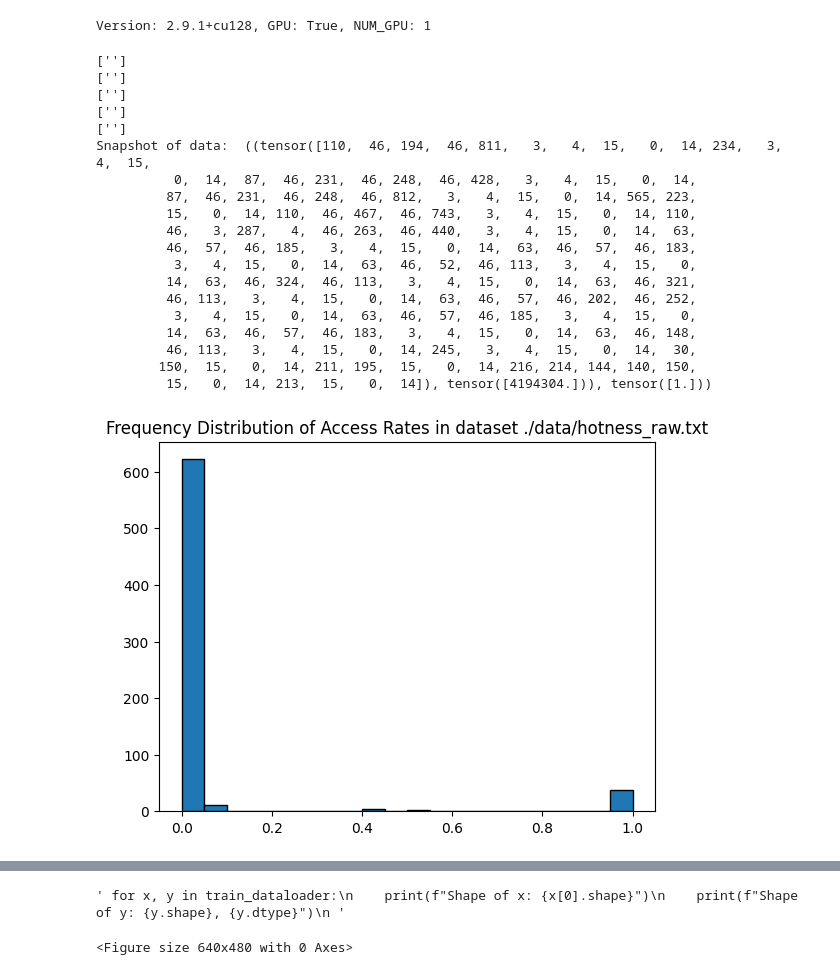
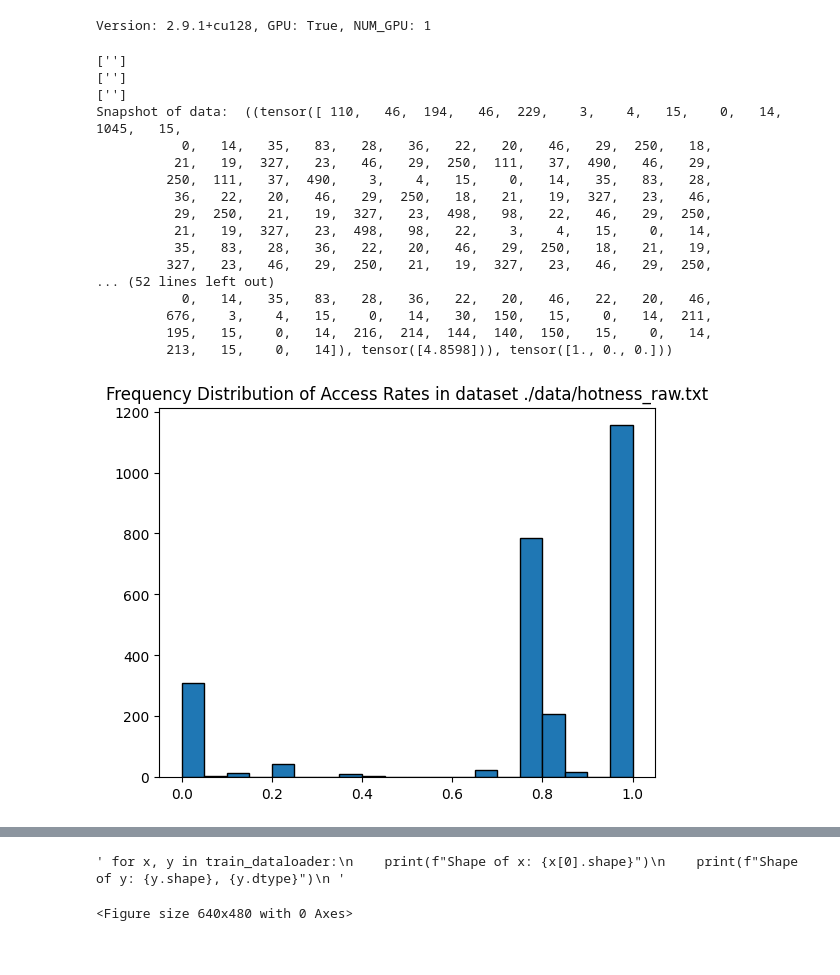
Before and after one commit to qiaochloe/troubridge, a Jupyter notebook: predictor/train_model.ipynb, the cells around one changed output, grey strips where cells are left out. Cells and saved outputs as stored; diff of their text form; code cells hidden in the pictures.

```diff
--- a/predictor/train_model.ipynb
+++ b/predictor/train_model.ipynb
@@ -52,6 +52,8 @@ def build_tokenizer(files):
 # %%
 # Define Dataset
 import random
+import torch.utils.data
+from torch.nn.utils.rnn import pad_sequence
 
 try:
     tokenizer = tokenizers.Tokenizer.from_file("tokenizer.json")
@@ -61,71 +63,99 @@ except:
 
 class MemoryHotnessDataset(Dataset):
     def __init__(self, data_path, transform=None):
+        self.labels = []
         frequency_distribution = []
         with open(data_path, "r") as data_file:
             raw_data = data_file.read()
             allocation_sites = raw_data.split("\n")
-            all_tokens = []
+            random.shuffle(allocation_sites)
             self.data_points = []
             for site in allocation_sites:
                 elements = site.split(">|<", 3)
                 if len(elements) < 4:
                     print(elements)
                     continue
-                average_size = torch.tensor([int(elements[0])]).type(torch.float32)
+                average_size = torch.tensor([torch.log1p(torch.tensor([int(elements[0])]))]).type(torch.float32)
                 if int(elements[1]) == 0:
                     continue
                 access_rate = int(elements[2]) / int(elements[1])
                 frequency_distribution.append(access_rate)
                 stack_trace = elements[3]
                 symbols = tokenizer.encode(stack_trace).ids
                 symbols = torch.tensor(symbols)
+                category_idx = 0 if access_rate < 0.1 else (1 if access_rate < 0.9 else 2)
+                self.labels.append(category_idx)
                 # turn access_rate into a tensor
-                access = torch.tensor([access_rate]).type(torch.float32)
+                category = torch.tensor([access_rate < 0.1, access_rate >= 0.1 and access_rate < 0.9, access_rate >= 0.9]).type(torch.float32)
                 # print(f"Symbols: {symbols}\nAverage size: {average_size}\nAccess: {access}")
-                self.data_points.append(((symbols, average_size), access))
+                self.data_points.append(((symbols, average_size), category))
             print("Snapshot of data: ", self.data_points[0])
             plt.hist(frequency_distribution, bins=20, edgecolor="black")
             plt.title(f"Frequency Distribution of Access Rates in dataset {data_path}")
             plt.show()
             plt.clf()
+        self.labels = torch.tensor(self.labels)
 
     def __len__(self):
         return len(self.data_points)
 
     def __getitem__(self, idx):
         return self.data_points[idx][0], self.data_points[idx][1]
 
 training_data = MemoryHotnessDataset("./data/hotness_raw.txt")
-train_dataloader = DataLoader(training_data)
+# Calculate class weights
+class_counts = torch.bincount(training_data.labels)
+class_weights = 1.0 / class_counts
+sample_weights = [class_weights[label] for label in training_data.labels]
+
+sampler = torch.utils.data.WeightedRandomSampler(
+    weights=sample_weights,
+    num_samples=len(training_data),
+    replacement=True
+)
+
+def collate_fn(batch):
+    """Pad variable-length sequences for batching."""
+    tokens_list = [item[0][0] for item in batch]  # Get tokens from each sample
+    sizes_list = [item[0][1] for item in batch]   # Get average_size from each sample
+    labels_list = [item[1] for item in batch]     # Get labels
+
+    # Pad sequences to the same length within the batch
+    tokens_padded = pad_sequence(tokens_list, batch_first=True, padding_value=0)
+    sizes = torch.stack(sizes_list)
+    labels = torch.stack(labels_list)
+
+    return (tokens_padded, sizes), labels
+
+
+train_dataloader = DataLoader(training_data, batch_size=32, sampler=sampler, collate_fn=collate_fn)
 
 test_data = MemoryHotnessDataset("./data/hotness_raw_test.txt")
-test_dataloader = DataLoader(test_data)
+test_dataloader = DataLoader(test_data, batch_size=32, collate_fn=collate_fn)
+
 
 """ for x, y in train_dataloader:
     print(f"Shape of x: {x[0].shape}")
     print(f"Shape of y: {y.shape}, {y.dtype}")
  """
 # %% [output]
 ['']
 ['']
 ['']
-['']
-['']
-Snapshot of data:  ((tensor([110,  46, 194,  46, 811,   3,   4,  15,   0,  14, 234,   3,   4,  15,
-          0,  14,  87,  46, 231,  46, 248,  46, 428,   3,   4,  15,   0,  14,
-         87,  46, 231,  46, 248,  46, 812,   3,   4,  15,   0,  14, 565, 223,
-         15,   0,  14, 110,  46, 467,  46, 743,   3,   4,  15,   0,  14, 110,
-         46,   3, 287,   4,  46, 263,  46, 440,   3,   4,  15,   0,  14,  63,
-         46,  57,  46, 185,   3,   4,  15,   0,  14,  63,  46,  57,  46, 183,
-          3,   4,  15,   0,  14,  63,  46,  52,  46, 113,   3,   4,  15,   0,
-         14,  63,  46, 324,  46, 113,   3,   4,  15,   0,  14,  63,  46, 321,
-         46, 113,   3,   4,  15,   0,  14,  63,  46,  57,  46, 202,  46, 252,
-          3,   4,  15,   0,  14,  63,  46,  57,  46, 185,   3,   4,  15,   0,
-         14,  63,  46,  57,  46, 183,   3,   4,  15,   0,  14,  63,  46, 148,
-         46, 113,   3,   4,  15,   0,  14, 245,   3,   4,  15,   0,  14,  30,
-        150,  15,   0,  14, 211, 195,  15,   0,  14, 216, 214, 144, 140, 150,
-         15,   0,  14, 213,  15,   0,  14]), tensor([4194304.])), tensor([1.]))
+Snapshot of data:  ((tensor([ 110,   46,  194,   46,  229,    3,    4,   15,    0,   14, 1045,   15,
+           0,   14,   35,   83,   28,   36,   22,   20,   46,   29,  250,   18,
+          21,   19,  327,   23,   46,   29,  250,  111,   37,  490,   46,   29,
+         250,  111,   37,  490,    3,    4,   15,    0,   14,   35,   83,   28,
+          36,   22,   20,   46,   29,  250,   18,   21,   19,  327,   23,   46,
+          29,  250,   21,   19,  327,   23,  498,   98,   22,   46,   29,  250,
+          21,   19,  327,   23,  498,   98,   22,    3,    4,   15,    0,   14,
+          35,   83,   28,   36,   22,   20,   46,   29,  250,   18,   21,   19,
+         327,   23,   46,   29,  250,   21,   19,  327,   23,   46,   29,  250,
+... (52 lines left out)
+           0,   14,   35,   83,   28,   36,   22,   20,   46,   22,   20,   46,
+         676,    3,    4,   15,    0,   14,   30,  150,   15,    0,   14,  211,
+         195,   15,    0,   14,  216,  214,  144,  140,  150,   15,    0,   14,
+         213,   15,    0,   14]), tensor([4.8598])), tensor([1., 0., 0.]))
-[figure, old version]
+[figure, new version]
 ['']
 ['']
```
Also changed, not shown: parts of 5 cells of this notebook, 7 other files.
